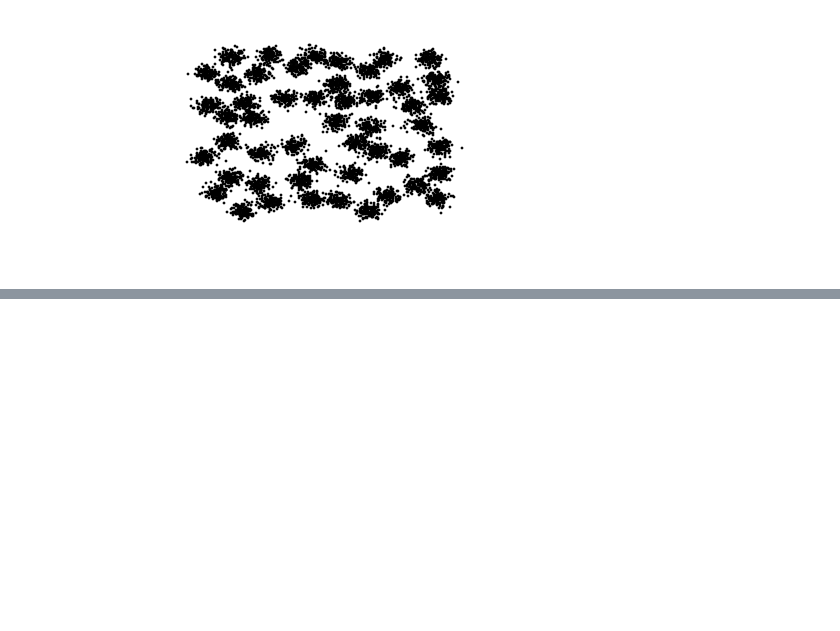
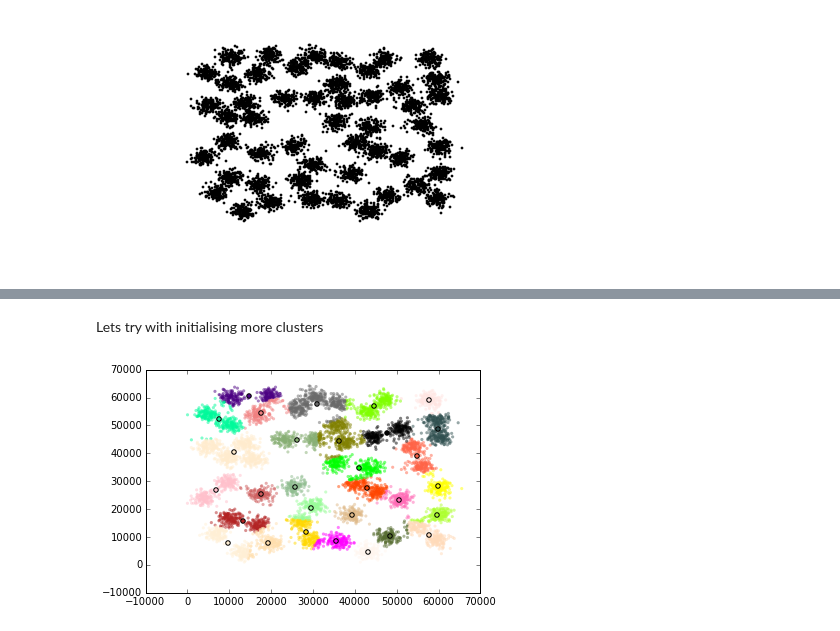
Before and after one commit to marthall/clustering, a Jupyter notebook: clustering.ipynb, the cells around one changed output, grey strips where cells are left out. Saved outputs shown, nothing was run; the diff lists cells and outputs as text; code cells hidden in the pictures; blank space fills up the shorter version.

```diff
--- a/clustering.ipynb
+++ b/clustering.ipynb
@@ -69,0 +80,6 @@ plot_clusters(k_means(filedata))
+# %% [markdown]
+Lets try with initialising more clusters
+# %%
+plot_clusters(k_means(filedata, num_clusters=30))
+# %% [output]
+[figure, added]
```
Also changed, not shown: parts of 13 cells of this notebook.
